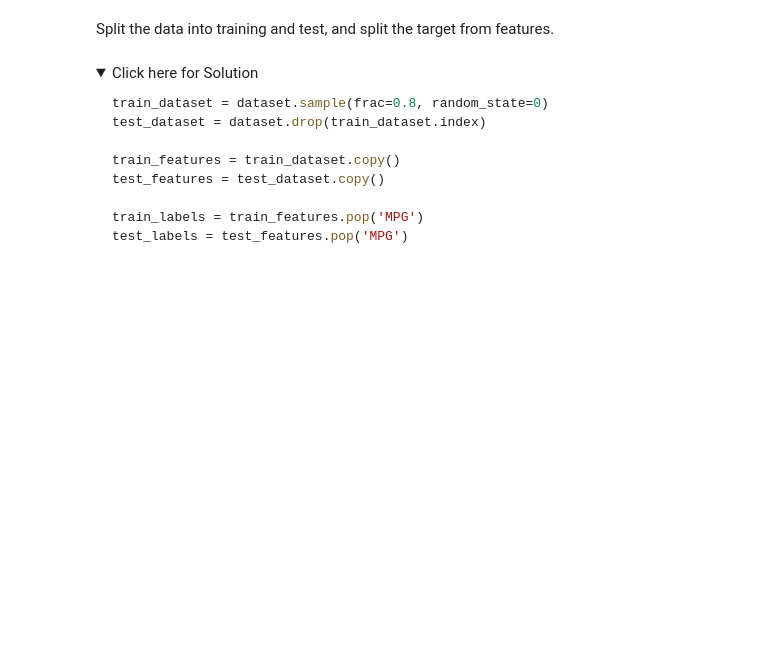
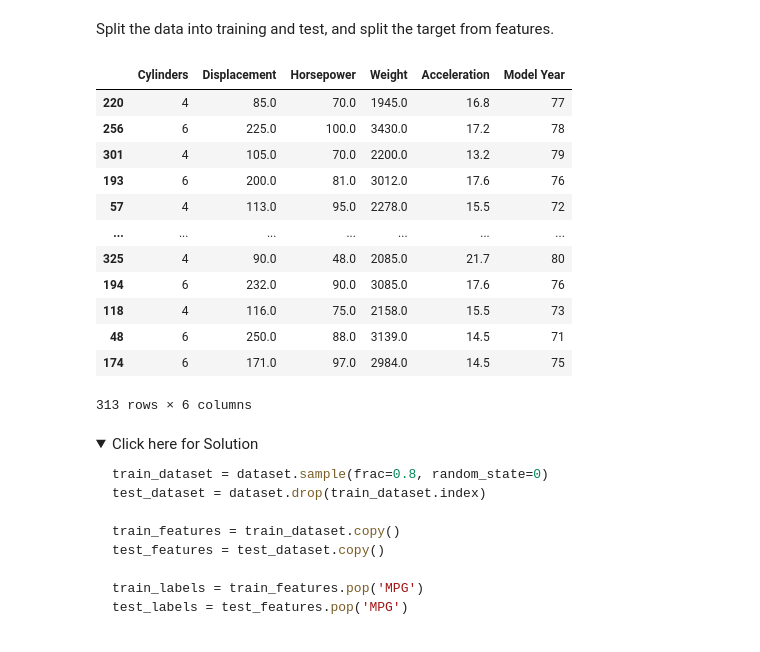
Before and after one commit to mjorgecruz/Machine_Learning_for_Hardware, a Jupyter notebook: projects/Coursera/Machine Learning with Python IBM/regression-Keras.ipynb, the cells around one changed output. Drawn from its saved outputs; the diff is of its cells as text; code cells hidden in the pictures; folded sections open; blank space fills up the shorter version.

```diff
--- a/projects/Coursera/Machine Learning with Python IBM/regression-Keras.ipynb
+++ b/projects/Coursera/Machine Learning with Python IBM/regression-Keras.ipynb
@@ -504,3 +648,24 @@ Split the data into training and test, and split the target from features.
+# %%
+target = dataset.pop('MPG')
+features = dataset
+import sklearn
+from sklearn.model_selection import train_test_split
+XX_train, XX_test, YY_train, YY_test = train_test_split(features, target, test_size=0.2, random_state=0)
+X_train
+# %% [output]
+|  | Cylinders | Displacement | Horsepower | Weight | Acceleration | Model Year |
+| 220 | 4 | 85.0 | 70.0 | 1945.0 | 16.8 | 77 |
+| 256 | 6 | 225.0 | 100.0 | 3430.0 | 17.2 | 78 |
+| 301 | 4 | 105.0 | 70.0 | 2200.0 | 13.2 | 79 |
+| 193 | 6 | 200.0 | 81.0 | 3012.0 | 17.6 | 76 |
+| 57 | 4 | 113.0 | 95.0 | 2278.0 | 15.5 | 72 |
+| ... | ... | ... | ... | ... | ... | ... |
+| 325 | 4 | 90.0 | 48.0 | 2085.0 | 21.7 | 80 |
+| 194 | 6 | 232.0 | 90.0 | 3085.0 | 17.6 | 76 |
+| 118 | 4 | 116.0 | 75.0 | 2158.0 | 15.5 | 73 |
+| 48 | 6 | 250.0 | 88.0 | 3139.0 | 14.5 | 71 |
+| 174 | 6 | 171.0 | 97.0 | 2984.0 | 14.5 | 75 |
+313 rows × 6 columns
 # %% [markdown]
 <details>
     <summary>Click here for Solution</summary>
```
Also changed, not shown: parts of 34 cells of this notebook.
